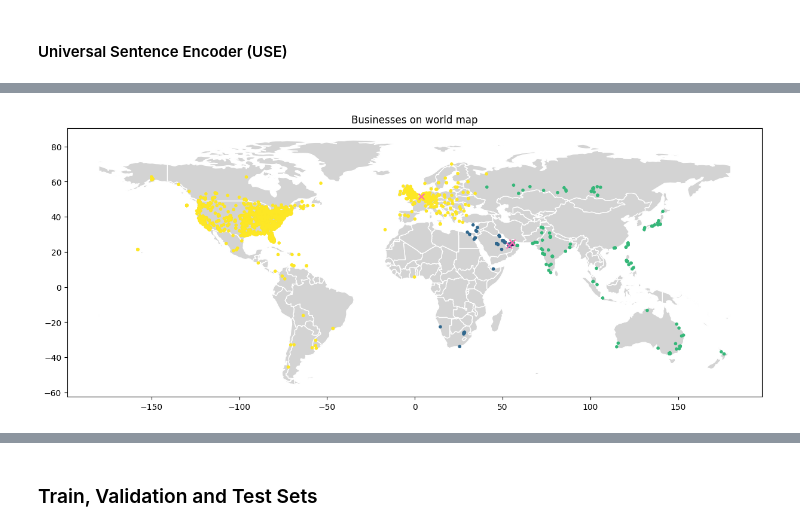
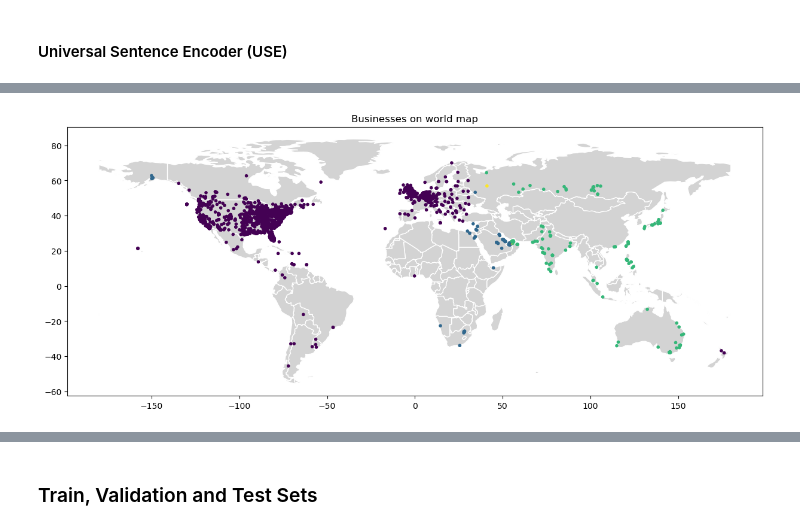
Before and after one commit to kwiatkowskaa/Location_Intelligence_Data_Clustering, a Jupyter notebook: FeatureEngineering.ipynb, the cells around one changed output, grey strips where cells are left out. Saved outputs shown, nothing was run; the diff lists cells and outputs as text; code cells hidden in the pictures.

```diff
--- a/FeatureEngineering.ipynb
+++ b/FeatureEngineering.ipynb
@@ -504,19 +553,22 @@ cent = pd.DataFrame(cent)
+# %%
+distance_matrix = haversine_distances(np.radians(df[["longitude", "latitude"]])) * 6371000/1000
+kmedoids = KMedoids(n_clusters=4, metric='precomputed', random_state=0)
+kmedoids.fit(distance_matrix)
+
+y_kmedoids = kmedoids.labels_
 # %%
 import geopandas as gpd
 
-gdf = gpd.GeoDataFrame(df_geografics, geometry=gpd.points_from_xy(df['longitude'], df['latitude']))
+gdf = gpd.GeoDataFrame(df_geografics, geometry=gpd.points_from_xy(df_geografics['longitude'], df_geografics['latitude']))
 
 world = gpd.read_file(gpd.datasets.get_path('naturalearth_lowres'))
 world = world[(world.name != "Antarctica")]
 
 world.plot(figsize=(15, 7), color='lightgray', edgecolor='white')
 
 gdf.plot(ax=plt.gca(), marker='o', column=y_kmedoids, markersize=9)
 
-gdf2 = gpd.GeoDataFrame(cent, geometry=gpd.points_from_xy(cent[0], cent[1]))
-gdf2.plot(ax=plt.gca(), marker='x', markersize=50, color = "hotpink")
-
 plt.title('Businesses on world map')
 plt.show()
 # %% [output]
-[figure, old version]
+[figure, new version]
```
Also changed, not shown: parts of 48 cells of this notebook, 1 other file.
